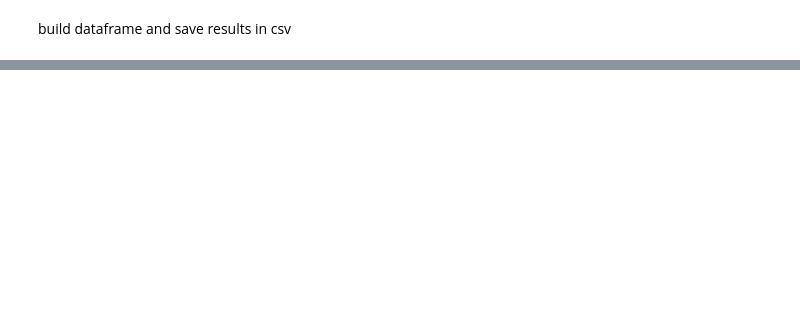
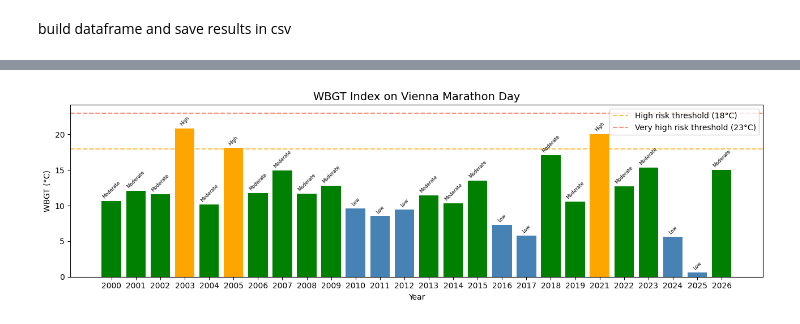
Before and after one commit to 4y1n/Bigdata_eng, a Jupyter notebook: apis/weatherapi.ipynb, the cells around one changed output, grey strips where cells are left out. Drawn from its saved outputs; the diff is of its cells as text; code cells hidden in the pictures; blank space fills up the shorter version.

```diff
--- a/apis/weatherapi.ipynb
+++ b/apis/weatherapi.ipynb
@@ -124,0 +156,46 @@ year
+# %%
+def wet_bulb(T, rh):
+    return (T * np.arctan(0.151977 * (rh + 8.313659)**0.5)
+            + np.arctan(T + rh)
+            - np.arctan(rh - 1.676331)
+            + 0.00391838 * rh**1.5 * np.arctan(0.023101 * rh)
+            - 4.686035)
+
+df["wet_bulb"] = wet_bulb(df["temp_c"], df["humidity"])
+df["wbgt"] = 0.7 * df["wet_bulb"] + 0.3 * df["temp_c"]
+
+# ACSM risk categories for running events
+def wbgt_risk(w):
+    if w < 10:   return "Low"
+    elif w < 18: return "Moderate"
+    elif w < 23: return "High"
+    elif w < 28: return "Very High"
+    else:        return "Extreme"
+
+df["risk"] = df["wbgt"].apply(wbgt_risk)
+
+color_map = {
+    "Low": "steelblue", "Moderate": "green",
+    "High": "orange", "Very High": "red", "Extreme": "darkred"
+}
+colors = df["risk"].map(color_map)
+
+fig, ax = plt.subplots(figsize=(13, 4))
+bars = ax.bar(df["year"].astype(str), df["wbgt"], color=colors)
+ax.axhline(18, linestyle="--", color="orange", alpha=0.7, label="High risk threshold (18°C)")
+ax.axhline(23, linestyle="--", color="tomato", alpha=0.7, label="Very high risk threshold (23°C)")
+ax.set_title("WBGT Index on Vienna Marathon Day", fontsize=14)
+ax.set_xlabel("Year")
+ax.set_ylabel("WBGT (°C)")
+ax.legend()
+
+# add risk labels on bars
+for bar, risk in zip(bars, df["risk"]):
+    ax.text(bar.get_x() + bar.get_width()/2, bar.get_height() + 0.2,
+            risk, ha="center", va="bottom", fontsize=6, rotation=45)
+
+plt.tight_layout()
+plt.savefig("weather_wbgt.png", dpi=150)
+plt.show()
+# %% [output]
+[figure, added]
```
Also changed, not shown: parts of 13 cells of this notebook, 2 other files.
